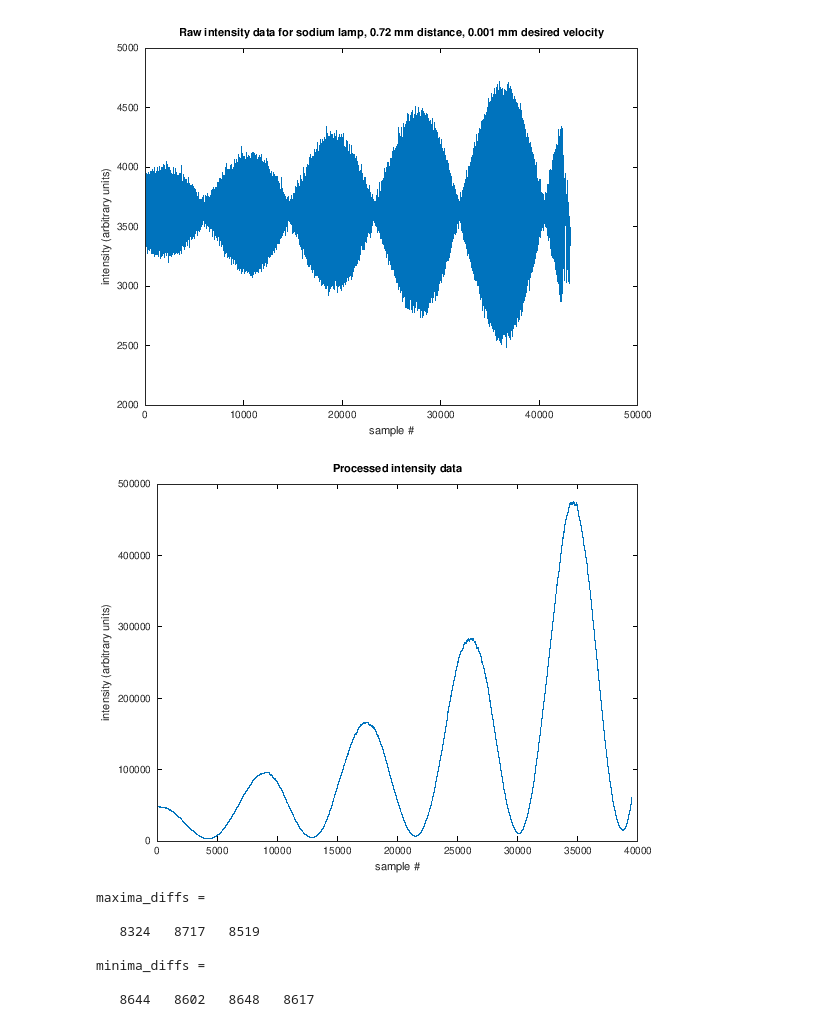
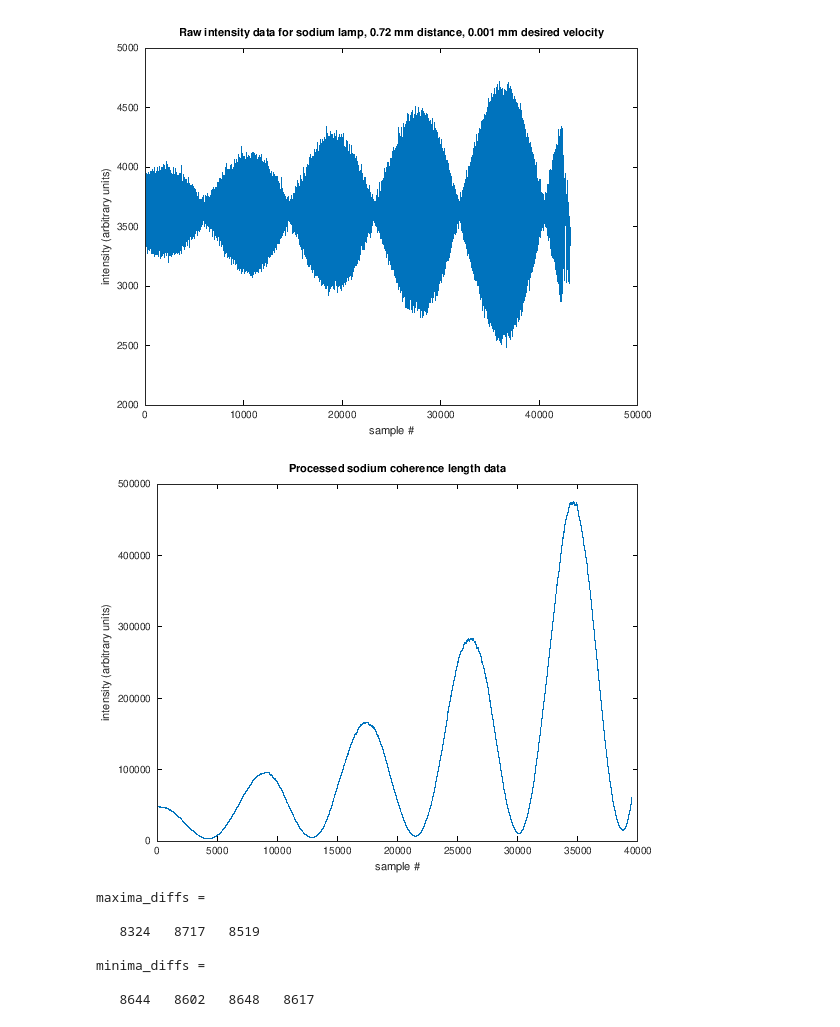
Before and after one commit to jtroo/phys408-lab1, a Jupyter notebook: notebook.ipynb, the cells around one changed output. Saved outputs shown, nothing was run; the diff lists cells and outputs as text; code cells hidden in the pictures.

```diff
--- a/notebook.ipynb
+++ b/notebook.ipynb
@@ -125,23 +125,23 @@ ylabel('intensity (arbitrary units)')
 # %%
 % truncate the data to keep the useful parts
 v = v_orig(1000:42000);
 % normalize the oscillations to be around 0
 v = v - sum(v) / length(v);
 % square the intensity
 v = v.^2;
 
 % smooth the data with a running average
 v2 = [];
 for i = 1:length(v)-1500
     v2(i) = sum(v(i:i+1499)) / 1500;
 end
 
 plot(v2)
-title('Processed intensity data')
+title('Processed sodium coherence length data')
 xlabel('sample #')
 ylabel('intensity (arbitrary units)')
 # %% [output]
-[figure, old version]
+[figure, new version]
 # %%
 % find maxima in smoothed data
 
```
Also changed, not shown: parts of 3 cells of this notebook.
